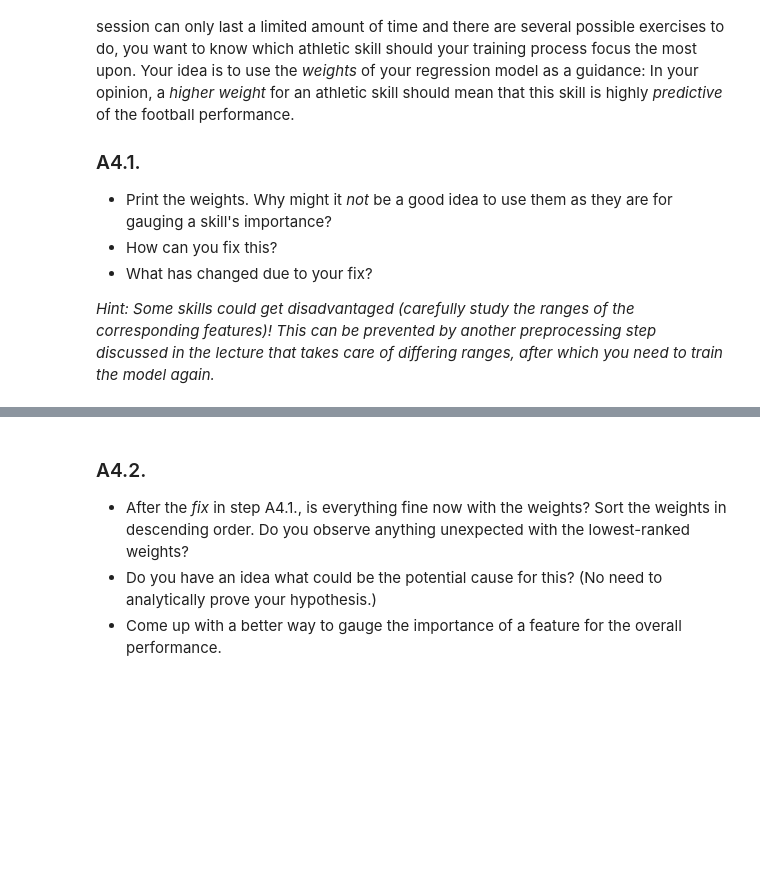
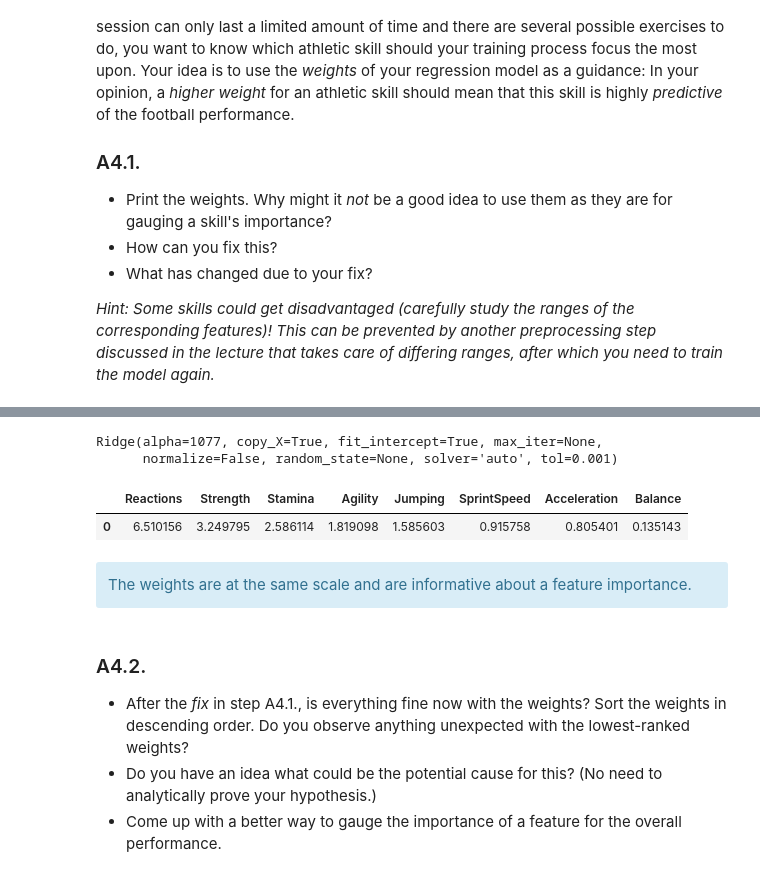
Before and after one commit to giustogianni/practice, a Jupyter notebook: hw2/hw2.ipynb, the cells around one changed output, grey strips where cells are left out. Cells and saved outputs as stored; diff of their text form; code cells hidden in the pictures; blank space fills up the shorter version.

```diff
--- a/hw2/hw2.ipynb
+++ b/hw2/hw2.ipynb
@@ -286,3 +348,20 @@ Hiring new players isn't the only job of a manager/head-coach; another important
+# %%
+# New model fit
+ridge_n = Ridge(alpha=best_alpha)
+ridge_n.fit(X_train_normalized, y_train)
+# %% [output]
+Ridge(alpha=1077, copy_X=True, fit_intercept=True, max_iter=None,
+      normalize=False, random_state=None, solver='auto', tol=0.001)
+# %%
+#print("Weights: {}".format(ridge_n.coef_))
+pd.DataFrame(ridge_n.coef_.reshape(1,-1), columns=X_train.columns).sort_values(by=0, axis=1, ascending=False)
+# %% [output]
+|  | Reactions | Strength | Stamina | Agility | Jumping | SprintSpeed | Acceleration | Balance |
+| 0 | 6.510156 | 3.249795 | 2.586114 | 1.819098 | 1.585603 | 0.915758 | 0.805401 | 0.135143 |
+# %% [markdown]
+<div class="alert alert-block alert-info">
+The weights are at the same scale and are informative about a feature importance.
+</div>
 # %% [markdown]
 ### A4.2.
 * After the *fix* in step A4.1., is everything fine now with the weights? Sort the weights in descending order. Do you observe anything unexpected with the lowest-ranked weights?
```
Also changed, not shown: parts of 14 cells of this notebook.
